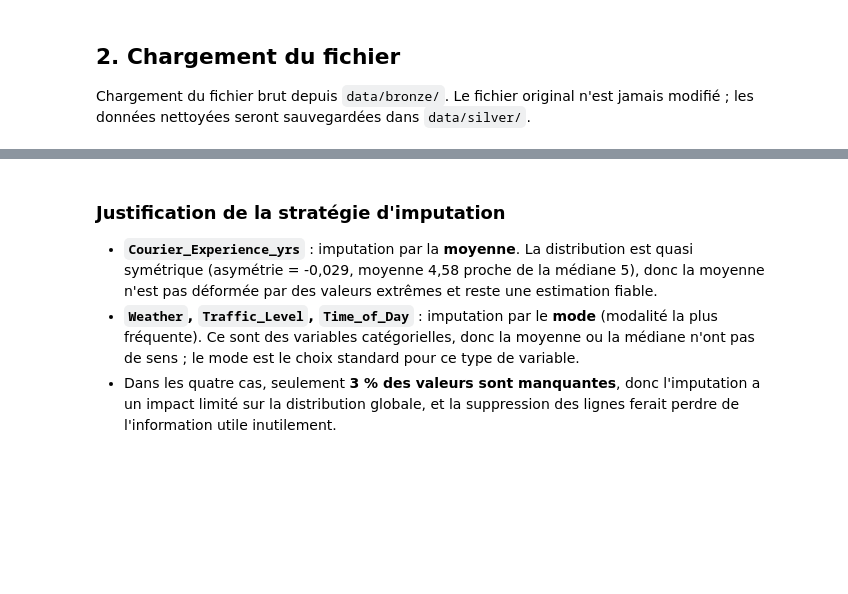
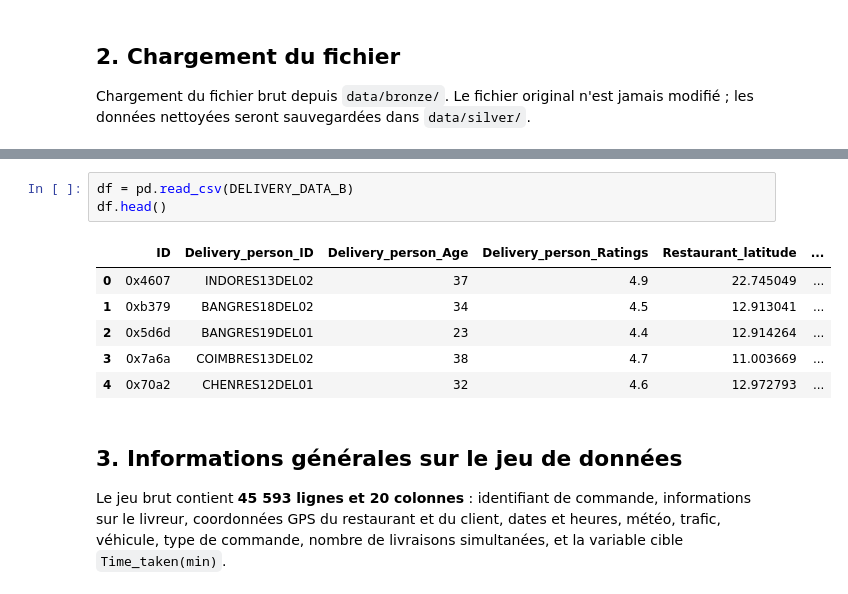
Before and after one commit to jerymy-k/DeliveryETA, a Jupyter notebook: nootbooks/data_cleaning.ipynb, the cells around one changed output, grey strips where cells are left out. Cells and saved outputs as stored; diff of their text form; blank space fills up the shorter version.

```diff
--- a/nootbooks/data_cleaning.ipynb
+++ b/nootbooks/data_cleaning.ipynb
@@ -721,6 +17,13 @@ dtype: int64
-# %% [markdown]
-### Justification de la stratégie d'imputation
-
-- **`Courier_Experience_yrs`** : imputation par la **moyenne**. La distribution est quasi symétrique (asymétrie = -0,029, moyenne 4,58 proche de la médiane 5), donc la moyenne n'est pas déformée par des valeurs extrêmes et reste une estimation fiable.
-- **`Weather`, `Traffic_Level`, `Time_of_Day`** : imputation par le **mode** (modalité la plus fréquente). Ce sont des variables catégorielles, donc la moyenne ou la médiane n'ont pas de sens ; le mode est le choix standard pour ce type de variable.
-- Dans les quatre cas, seulement **3 % des valeurs sont manquantes**, donc l'imputation a un impact limité sur la distribution globale, et la suppression des lignes ferait perdre de l'information utile inutilement.
+# %%
+df = pd.read_csv(DELIVERY_DATA_B)
+df.head()
+# %% [output]
+|  | ID | Delivery_person_ID | Delivery_person_Age | Delivery_person_Ratings | Restaurant_latitude | ... |
+| 0 | 0x4607 | INDORES13DEL02 | 37 | 4.9 | 22.745049 | ... |
+| 1 | 0xb379 | BANGRES18DEL02 | 34 | 4.5 | 12.913041 | ... |
+| 2 | 0x5d6d | BANGRES19DEL01 | 23 | 4.4 | 12.914264 | ... |
+| 3 | 0x7a6a | COIMBRES13DEL02 | 38 | 4.7 | 11.003669 | ... |
+| 4 | 0x70a2 | CHENRES12DEL01 | 32 | 4.6 | 12.972793 | ... |
+# %% [markdown]
+## 3. Informations générales sur le jeu de données
+Le jeu brut contient **45 593 lignes et 20 colonnes** : identifiant de commande, informations sur le livreur, coordonnées GPS du restaurant et du client, dates et heures, météo, trafic, véhicule, type de commande, nombre de livraisons simultanées, et la variable cible `Time_taken(min)`.
```
Also changed, not shown: parts of 73 cells of this notebook, 2 other files.
